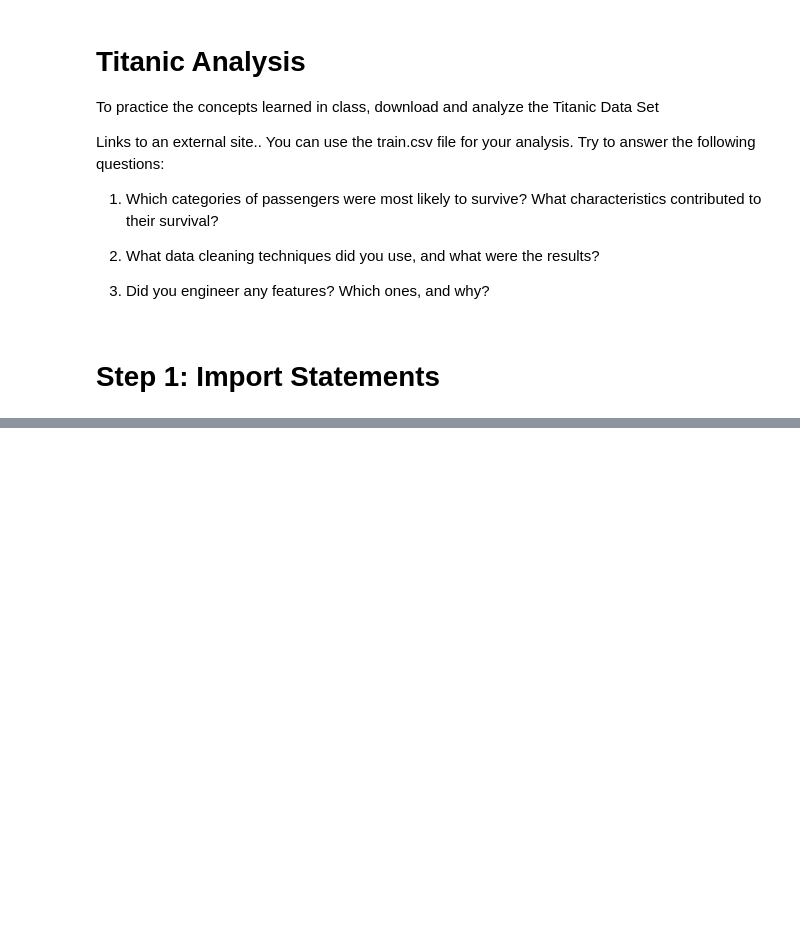
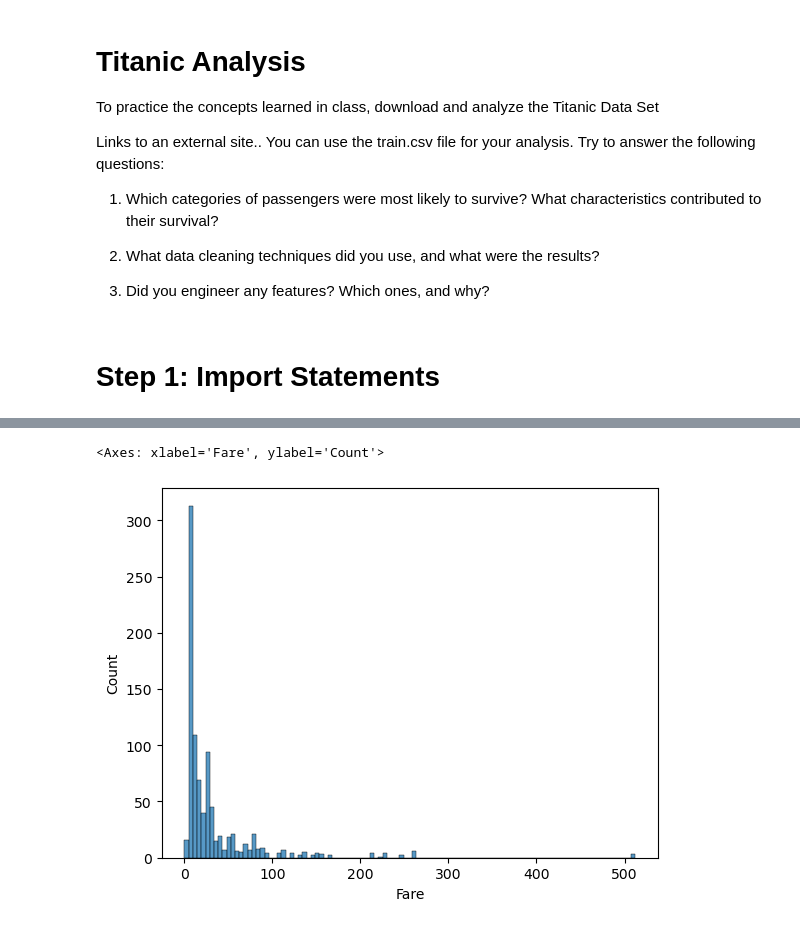
Before and after one commit to TangoMango223/schulich_MBAN6110, a Jupyter notebook: practice_questions/titanic_analysis.ipynb, the cells around one changed output, grey strips where cells are left out. Drawn from its saved outputs; the diff is of its cells as text; code cells hidden in the pictures; blank space fills up the shorter version.

```diff
--- a/practice_questions/titanic_analysis.ipynb
+++ b/practice_questions/titanic_analysis.ipynb
@@ -26,0 +211,6 @@ HTTPError: HTTP Error 404: Not Found
+# %%
+# Check fare paid - right tailed in terms of fare distribution
+sns.histplot(data = df, x = df["Fare"])
+# %% [output]
+<Axes: xlabel='Fare', ylabel='Count'>
+[figure, added]
```
Also changed, not shown: parts of 41 cells of this notebook, 1 other file.
